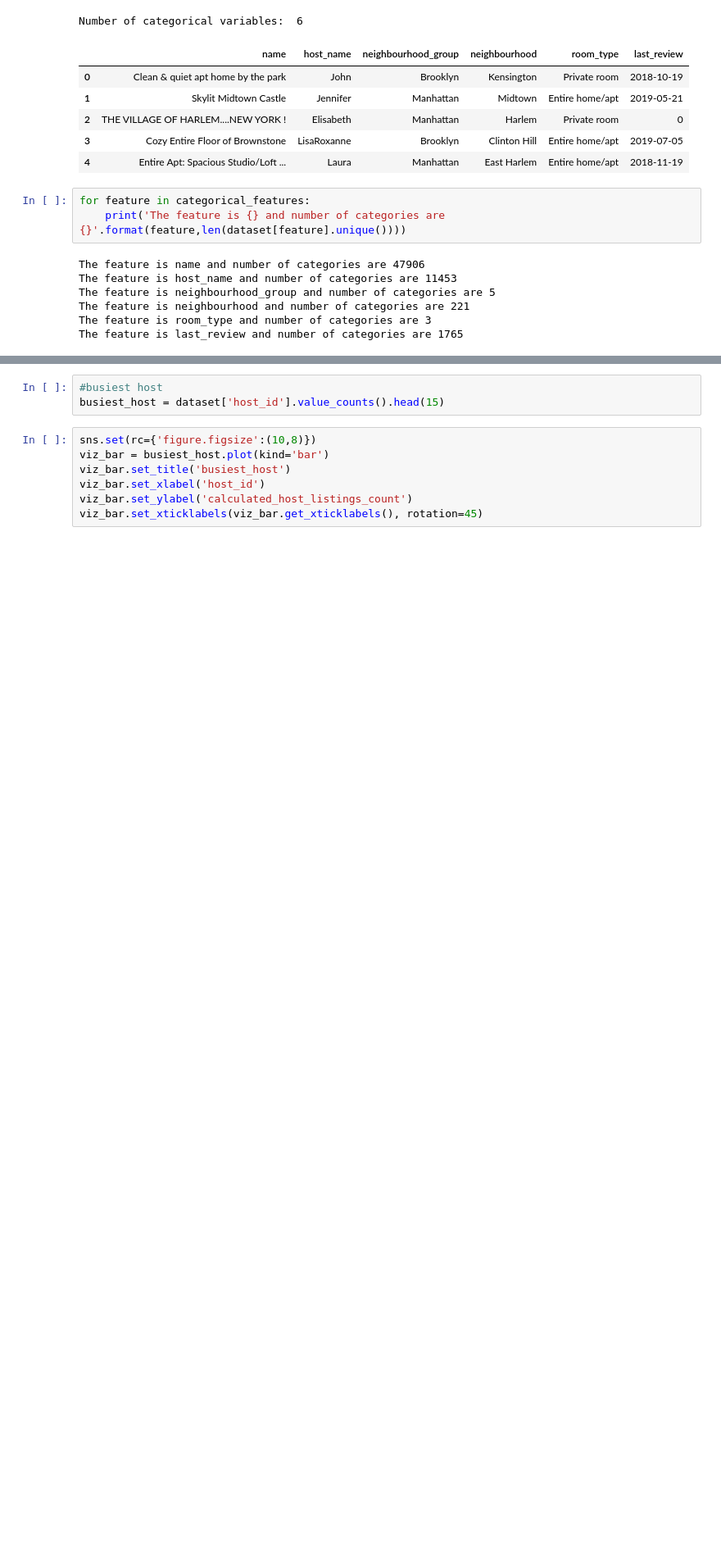
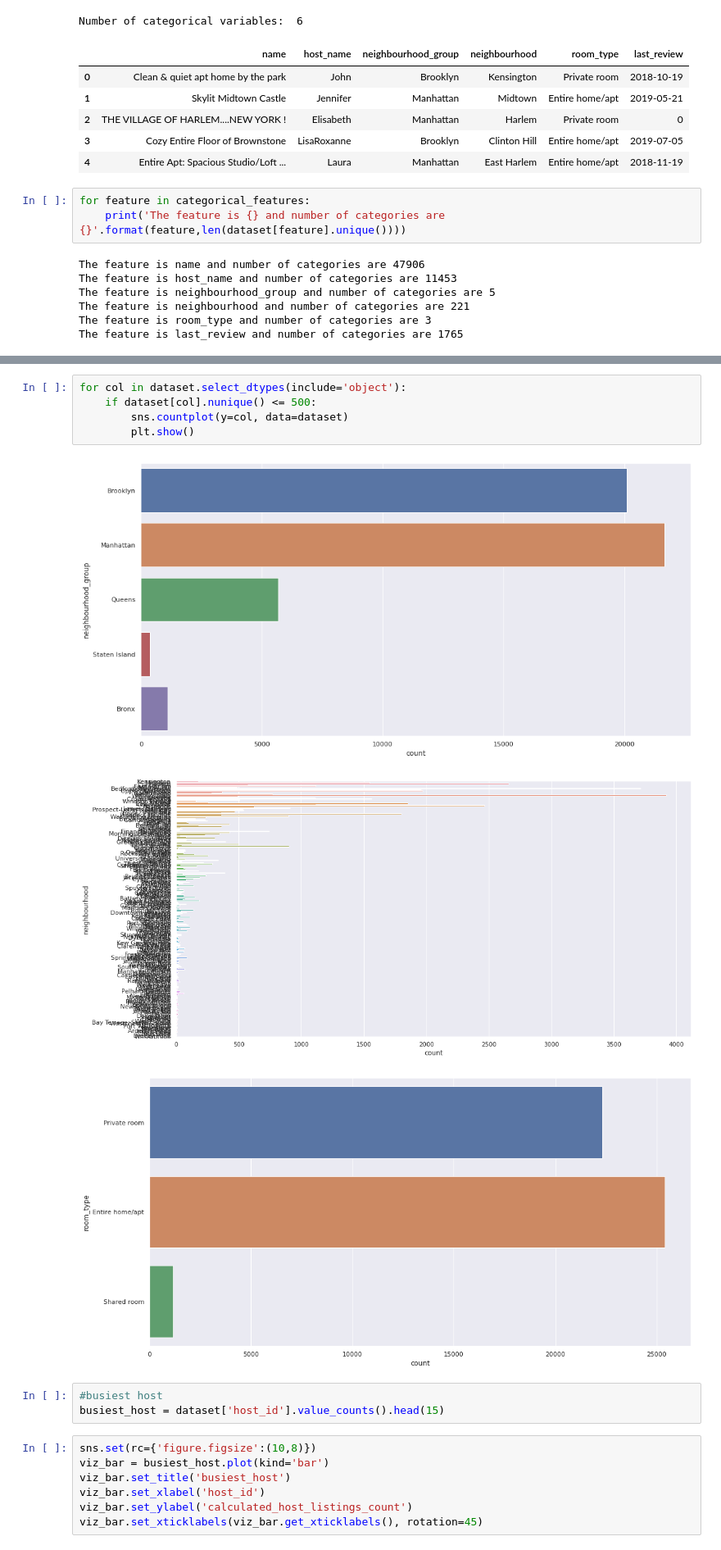
Before and after one commit to yokesh412/EDA-ANALYSIS, a Jupyter notebook: Copy_of_Copy_of_Copy_of_Airbnb_Bookings_Analysis_Capstone_Project.ipynb, the cells around one changed output, grey strips where cells are left out. Shown at 82% size. Saved outputs shown, nothing was run; the diff lists cells and outputs as text; blank space fills up the shorter version.

```diff
--- a/Copy_of_Copy_of_Copy_of_Airbnb_Bookings_Analysis_Capstone_Project.ipynb
+++ b/Copy_of_Copy_of_Copy_of_Airbnb_Bookings_Analysis_Capstone_Project.ipynb
@@ -304,3 +249,12 @@ ValueError: ignored
+# %%
+for col in dataset.select_dtypes(include='object'):
+    if dataset[col].nunique() <= 500:
+        sns.countplot(y=col, data=dataset)
+        plt.show()
+# %% [output]
+[figure, added]
+[figure, added]
+[figure, added]
 # %%
 #busiest host
 busiest_host = dataset['host_id'].value_counts().head(15)
```
Also changed, not shown: parts of 26 cells of this notebook.
